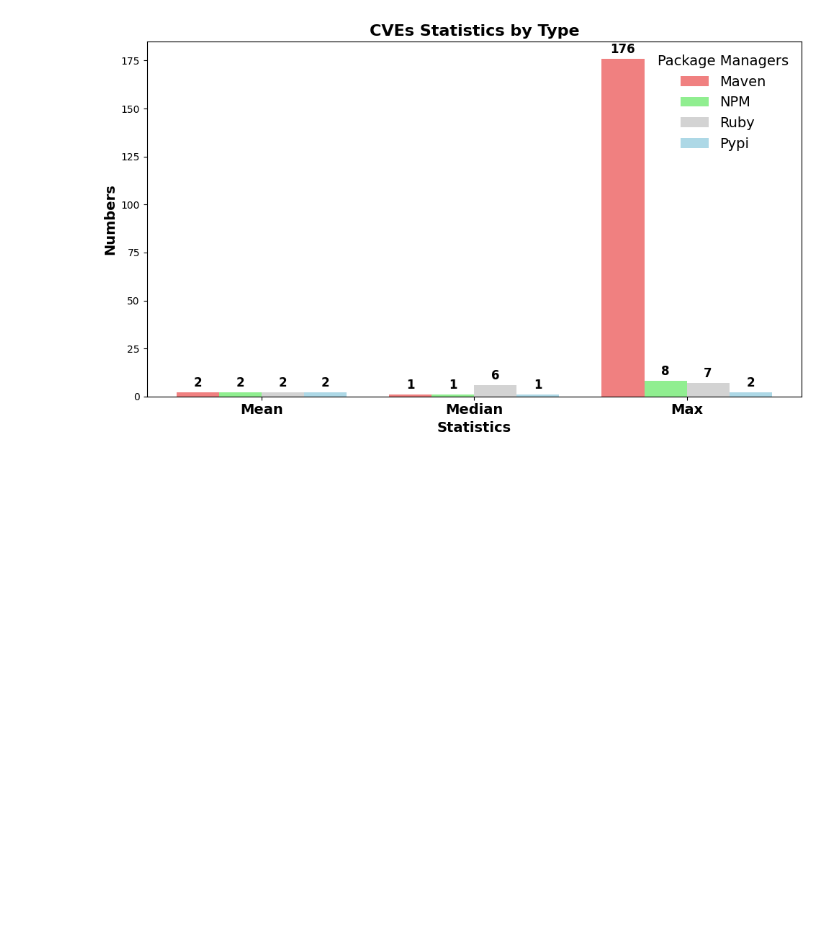
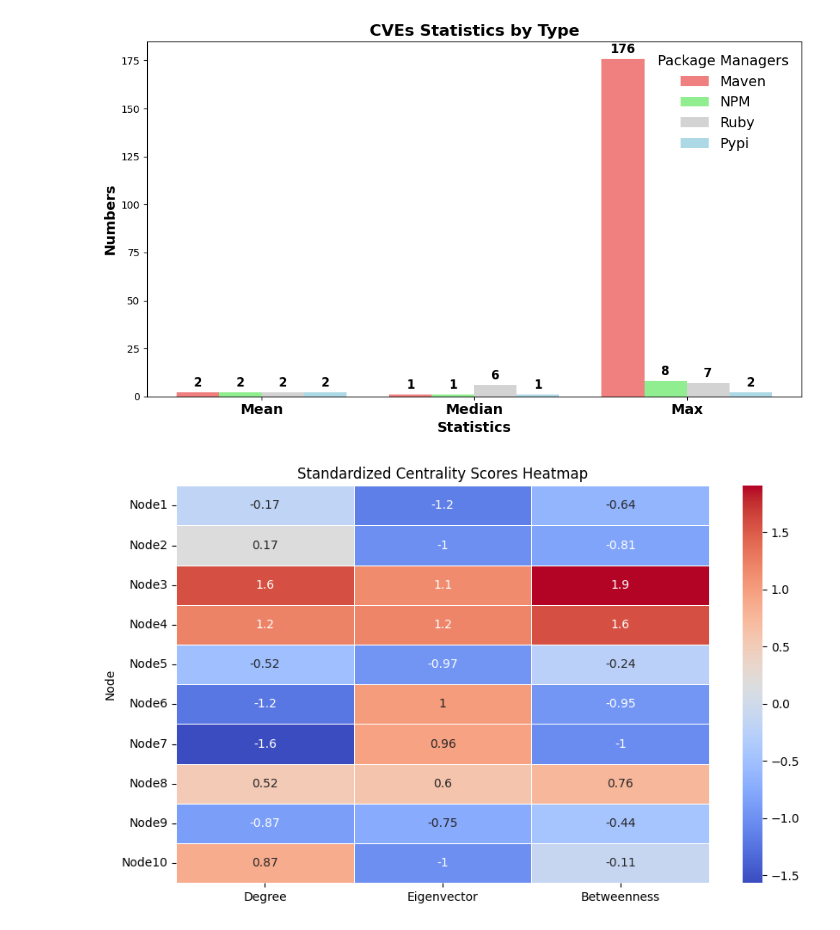
Before and after one commit to Wapiti08/DPAnalyzer, a Jupyter notebook: exp/visual.ipynb, the cells around one changed output. Saved outputs shown, nothing was run; the diff lists cells and outputs as text; code cells hidden in the pictures; blank space fills up the shorter version.

```diff
--- a/exp/visual.ipynb
+++ b/exp/visual.ipynb
@@ -66,3 +66,34 @@ plt.tight_layout()
 plt.show()
 # %% [output]
 [figure]
+# %%
+import pandas as pd
+import seaborn as sns
+import matplotlib.pyplot as plt
+from sklearn.preprocessing import StandardScaler
+
+# Fake centrality data for top-10 nodes
+data = {
+    'Node': ['Node1', 'Node2', 'Node3', 'Node4', 'Node5', 'Node6', 'Node7', 'Node8', 'Node9', 'Node10'],
+    'Degree': [35, 40, 60, 55, 30, 20, 15, 45, 25, 50],
+    'Eigenvector': [0.05, 0.1, 0.9, 0.92, 0.12, 0.85, 0.83, 0.7, 0.2, 0.1],
+    'Betweenness': [120, 95, 500, 450, 180, 75, 60, 330, 150, 200]
+}
+
+# Convert the data into a DataFrame
+df = pd.DataFrame(data)
+
+# Standardize the centrality values
+scaler = StandardScaler()
+df[['Degree', 'Eigenvector', 'Betweenness']] = scaler.fit_transform(df[['Degree', 'Eigenvector', 'Betweenness']])
+
+# Set 'Node' as the index for a cleaner heatmap
+df.set_index('Node', inplace=True)
+
+# Plot the heatmap
+plt.figure(figsize=(10, 6))
+sns.heatmap(df, annot=True, cmap='coolwarm', linewidths=0.5)
+plt.title('Standardized Centrality Scores Heatmap')
+plt.show()
+# %% [output]
+[figure, added]
```
Also changed, not shown: parts of 1 cell of this notebook, 4 other files.
